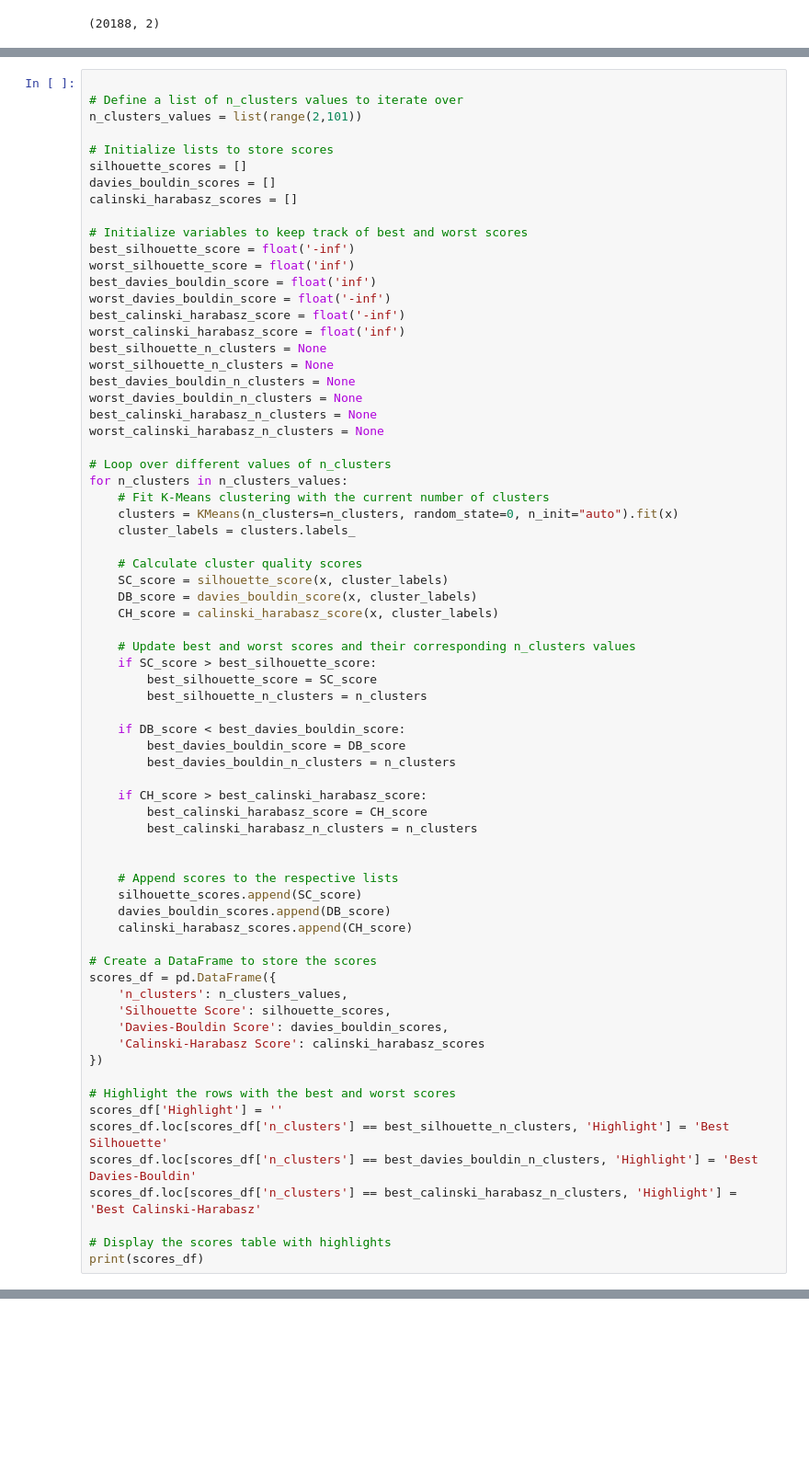
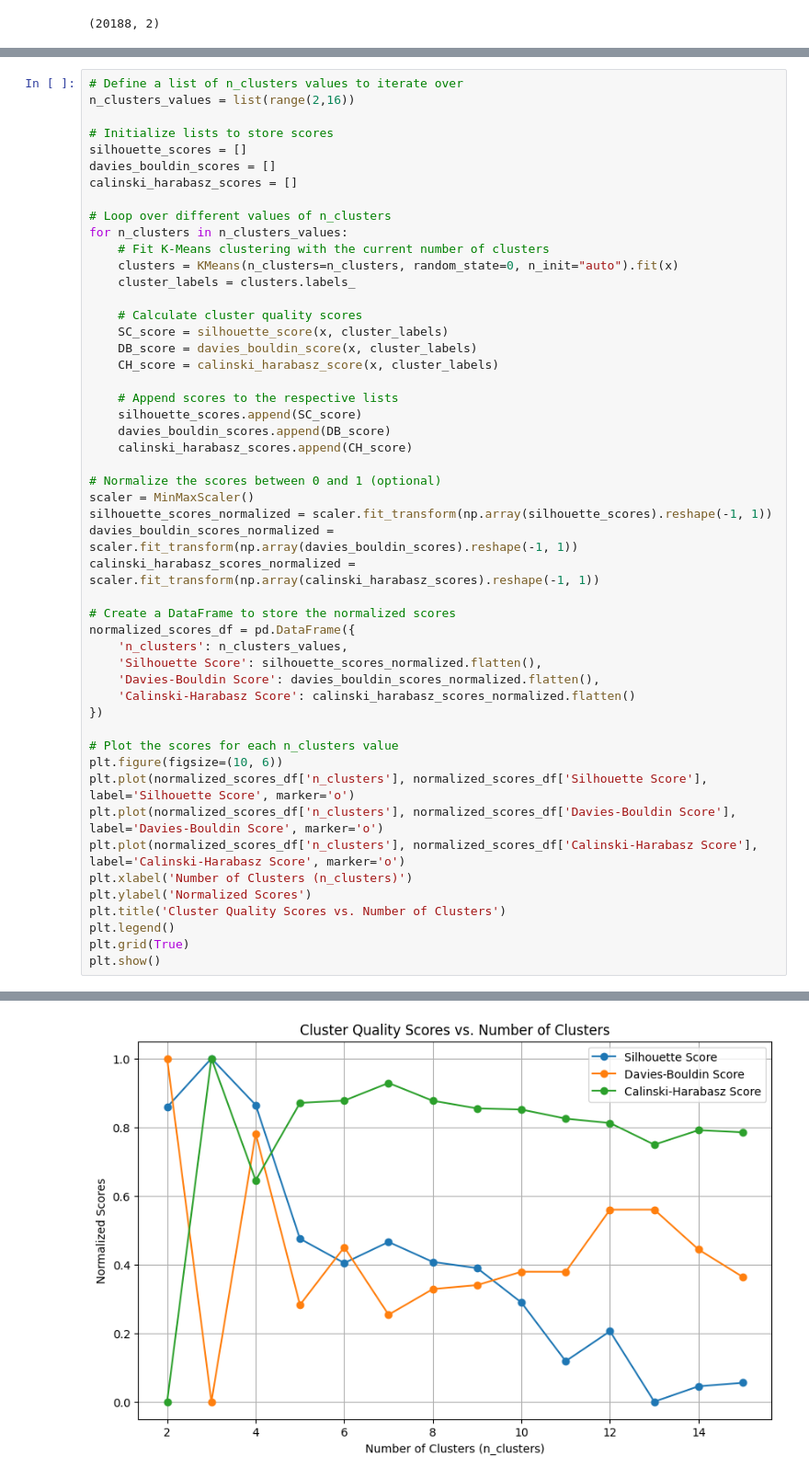
Before and after one commit to Fmazin/AI_Project, a Jupyter notebook: code/main_project_flow.ipynb, the cells around one changed output, grey strips where cells are left out. Shown at 92% size. Cells and saved outputs as stored; diff of their text form; blank space fills up the shorter version.

```diff
--- a/code/main_project_flow.ipynb
+++ b/code/main_project_flow.ipynb
@@ -332,26 +342,11 @@ array([[-5.06710244,  0.13581934],
 # %%
-
 # Define a list of n_clusters values to iterate over
-n_clusters_values = list(range(2,101))
+n_clusters_values = list(range(2,16))
 
 # Initialize lists to store scores
 silhouette_scores = []
 davies_bouldin_scores = []
 calinski_harabasz_scores = []
-
-# Initialize variables to keep track of best and worst scores
-best_silhouette_score = float('-inf')
-worst_silhouette_score = float('inf')
-best_davies_bouldin_score = float('inf')
-worst_davies_bouldin_score = float('-inf')
-best_calinski_harabasz_score = float('-inf')
-worst_calinski_harabasz_score = float('inf')
-best_silhouette_n_clusters = None
-worst_silhouette_n_clusters = None
-best_davies_bouldin_n_clusters = None
-worst_davies_bouldin_n_clusters = None
-best_calinski_harabasz_n_clusters = None
-worst_calinski_harabasz_n_clusters = None
 
 # Loop over different values of n_clusters
 for n_clusters in n_clusters_values:
@@ -364,39 +359,34 @@ for n_clusters in n_clusters_values:
     DB_score = davies_bouldin_score(x, cluster_labels)
     CH_score = calinski_harabasz_score(x, cluster_labels)
 
-    # Update best and worst scores and their corresponding n_clusters values
-    if SC_score > best_silhouette_score:
-        best_silhouette_score = SC_score
-        best_silhouette_n_clusters = n_clusters
-
-    if DB_score < best_davies_bouldin_score:
-        best_davies_bouldin_score = DB_score
-        best_davies_bouldin_n_clusters = n_clusters
-
-    if CH_score > best_calinski_harabasz_score:
-        best_calinski_harabasz_score = CH_score
-        best_calinski_harabasz_n_clusters = n_clusters
-
-
     # Append scores to the respective lists
     silhouette_scores.append(SC_score)
     davies_bouldin_scores.append(DB_score)
     calinski_harabasz_scores.append(CH_score)
 
-# Create a DataFrame to store the scores
-scores_df = pd.DataFrame({
+# Normalize the scores between 0 and 1 (optional)
+scaler = MinMaxScaler()
+silhouette_scores_normalized = scaler.fit_transform(np.array(silhouette_scores).reshape(-1, 1))
+davies_bouldin_scores_normalized = scaler.fit_transform(np.array(davies_bouldin_scores).reshape(-1, 1))
+calinski_harabasz_scores_normalized = scaler.fit_transform(np.array(calinski_harabasz_scores).reshape(-1, 1))
+
+# Create a DataFrame to store the normalized scores
+normalized_scores_df = pd.DataFrame({
     'n_clusters': n_clusters_values,
-    'Silhouette Score': silhouette_scores,
-    'Davies-Bouldin Score': davies_bouldin_scores,
-    'Calinski-Harabasz Score': calinski_harabasz_scores
+    'Silhouette Score': silhouette_scores_normalized.flatten(),
+    'Davies-Bouldin Score': davies_bouldin_scores_normalized.flatten(),
+    'Calinski-Harabasz Score': calinski_harabasz_scores_normalized.flatten()
 })
 
-# Highlight the rows with the best and worst scores
-scores_df['Highlight'] = ''
-scores_df.loc[scores_df['n_clusters'] == best_silhouette_n_clusters, 'Highlight'] = 'Best Silhouette'
-scores_df.loc[scores_df['n_clusters'] == best_davies_bouldin_n_clusters, 'Highlight'] = 'Best Davies-Bouldin'
-scores_df.loc[scores_df['n_clusters'] == best_calinski_harabasz_n_clusters, 'Highlight'] = 'Best Calinski-Harabasz'
-
-# Display the scores table with highlights
-print(scores_df)
+# Plot the scores for each n_clusters value
+plt.figure(figsize=(10, 6))
+plt.plot(normalized_scores_df['n_clusters'], normalized_scores_df['Silhouette Score'], label='Silhouette Score', marker='o')
+plt.plot(normalized_scores_df['n_clusters'], normalized_scores_df['Davies-Bouldin Score'], label='Davies-Bouldin Score', marker='o')
+plt.plot(normalized_scores_df['n_clusters'], normalized_scores_df['Calinski-Harabasz Score'], label='Calinski-Harabasz Score', marker='o')
+plt.xlabel('Number of Clusters (n_clusters)')
+plt.ylabel('Normalized Scores')
+plt.title('Cluster Quality Scores vs. Number of Clusters')
+plt.legend()
+plt.grid(True)
+plt.show()
 # %% [output]
@@ -419,0 +393 @@ print(scores_df)
+[figure, added]
```
Also changed, not shown: parts of 26 cells of this notebook.
